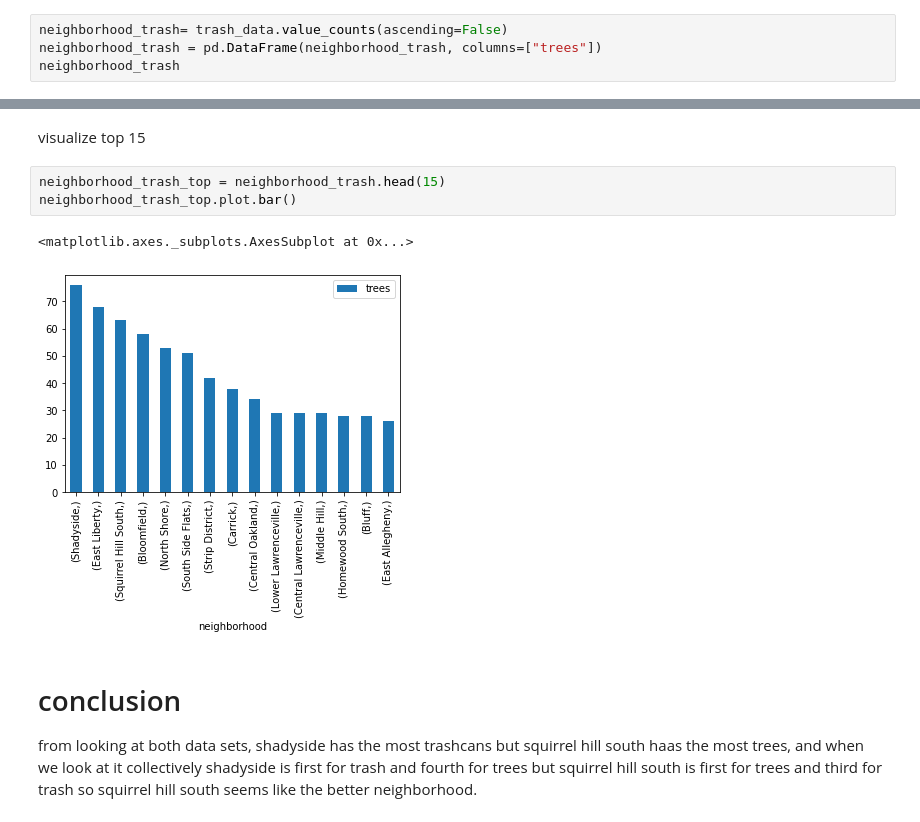
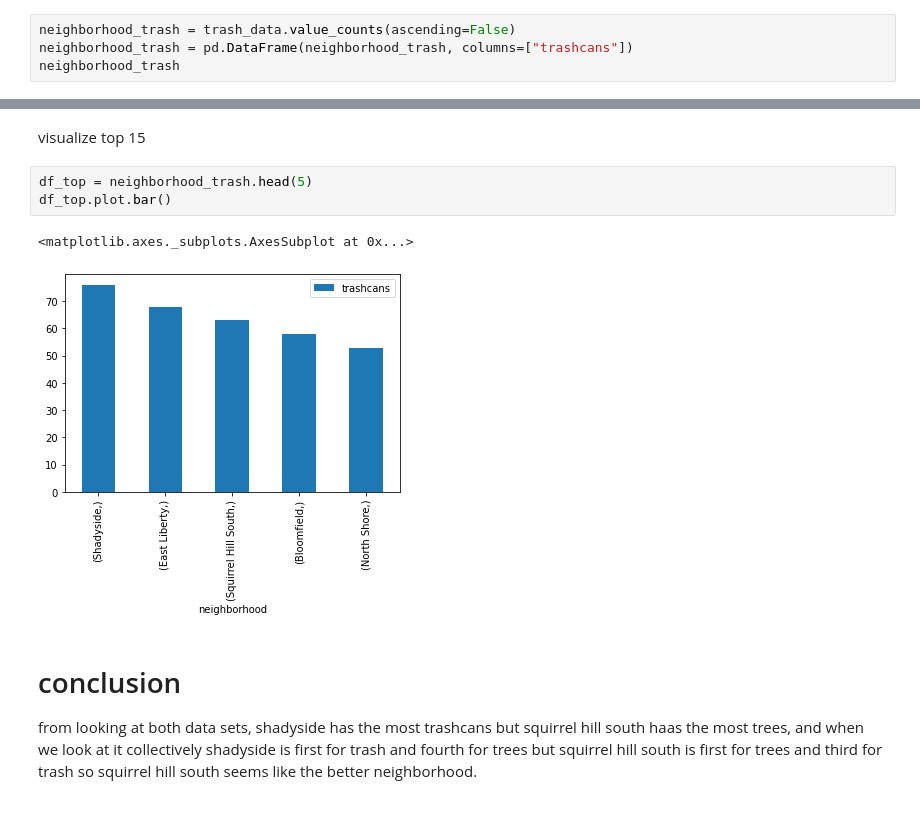
Before and after one commit to ALY48CS/Big-Ideas-Final-Project, a Jupyter notebook: ksl72-lab-1.ipynb, the cells around one changed output, grey strips where cells are left out. Drawn from its saved outputs; the diff is of its cells as text.

```diff
--- a/ksl72-lab-1.ipynb
+++ b/ksl72-lab-1.ipynb
@@ -127,7 +149,7 @@ trash_data
 # %% [markdown]
 group the trashcans by neighborhood
 # %%
-neighborhood_trash= trash_data.value_counts(ascending=False)
-neighborhood_trash = pd.DataFrame(neighborhood_trash, columns=["trees"])
+neighborhood_trash = trash_data.value_counts(ascending=False)
+neighborhood_trash = pd.DataFrame(neighborhood_trash, columns=["trashcans"])
 neighborhood_trash
 # %% [output]
@@ -148,11 +192,11 @@ neighborhood_trash
 # %% [markdown]
 visualize top 15
 # %%
-neighborhood_trash_top = neighborhood_trash.head(15)
-neighborhood_trash_top.plot.bar()
+df_top = neighborhood_trash.head(5)
+df_top.plot.bar()
 # %% [output]
 <matplotlib.axes._subplots.AxesSubplot at 0x...>
-[figure, old version]
+[figure, new version]
 # %% [markdown]
 # conclusion
 from looking at both data sets, shadyside has the most trashcans but squirrel hill south haas the most trees, and when we look at it collectively shadyside is first for trash and fourth for trees but squirrel hill south is first for trees and third for trash so squirrel hill south seems like the better neighborhood.
```
Also changed, not shown: parts of 7 cells of this notebook.
